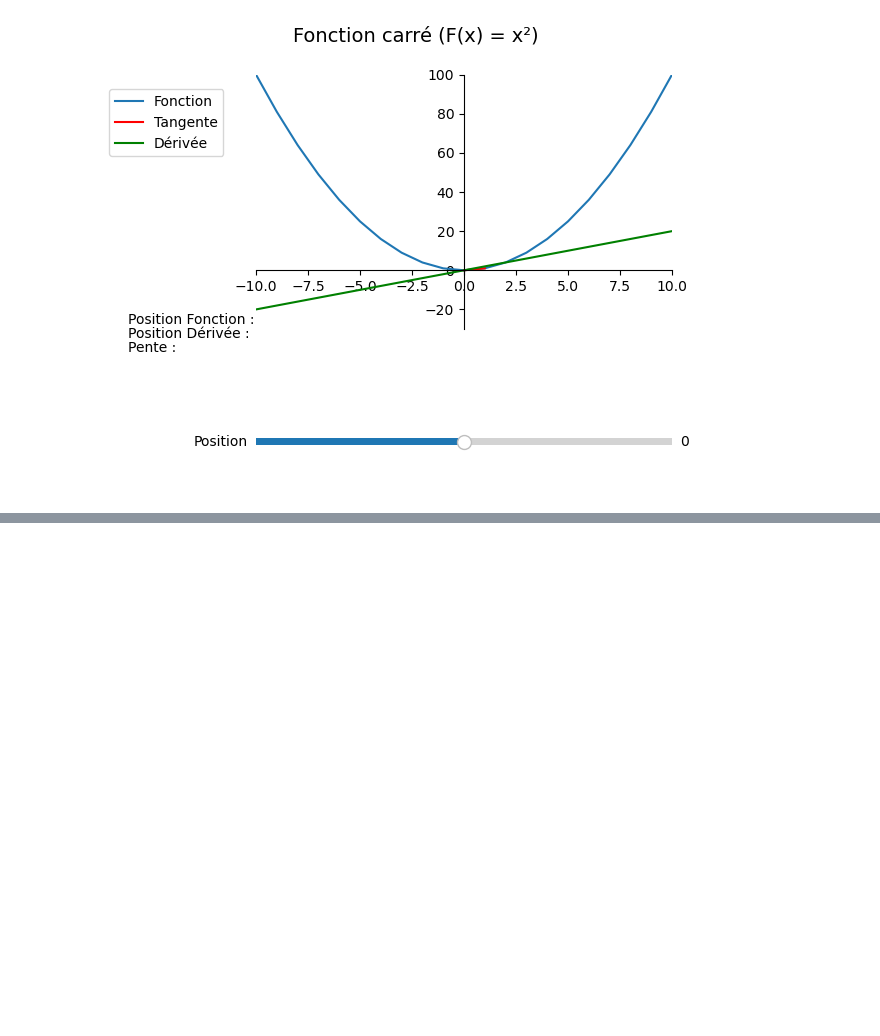
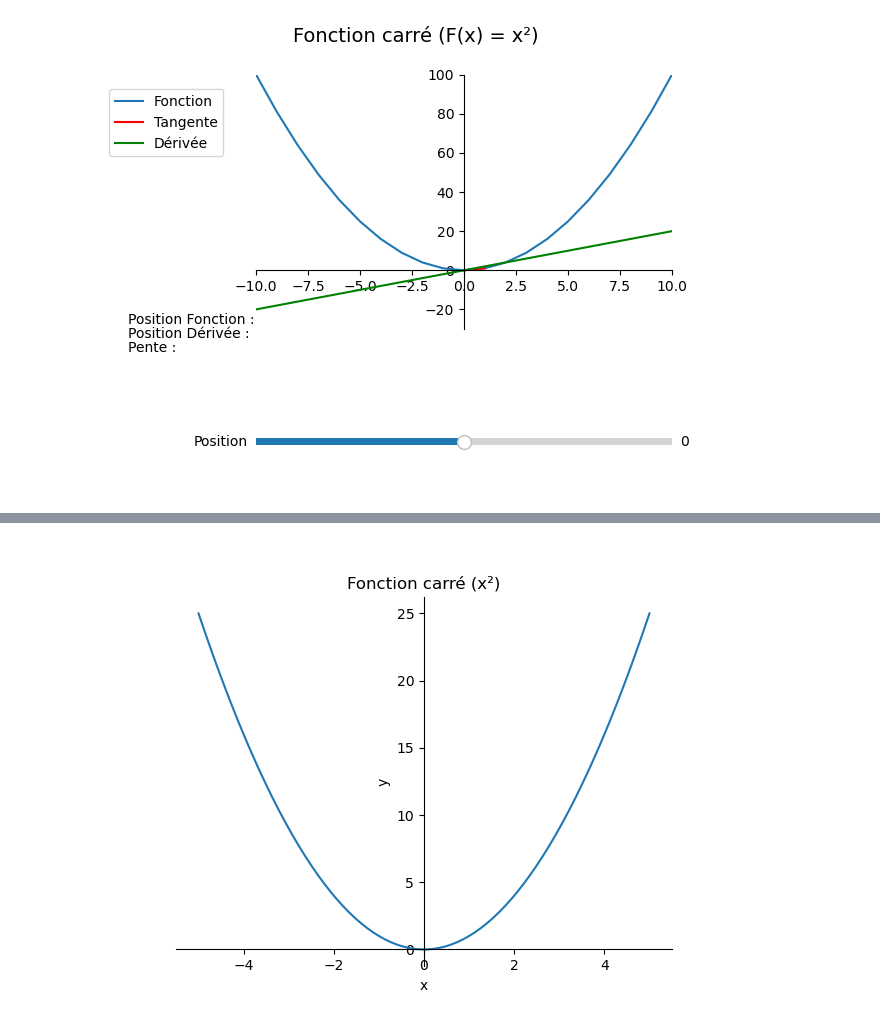
Before and after one commit to adann0/maths, a Jupyter notebook: 5. Analyse et systèmes dynamiques/A. Approche élémentaire des fonctions/03. Tangente.ipynb, the cells around one changed output, grey strips where cells are left out. Saved outputs shown, nothing was run; the diff lists cells and outputs as text; code cells hidden in the pictures; blank space fills up the shorter version.

```diff
--- a/5. Analyse et systèmes dynamiques/A. Approche élémentaire des fonctions/03. Tangente.ipynb
+++ b/5. Analyse et systèmes dynamiques/A. Approche élémentaire des fonctions/03. Tangente.ipynb
@@ -150,0 +275,45 @@ Pour plus d'informations : https://fr.wikipedia.org/wiki/Tangente_(g%C3%A9om%C3%
+# %%
+import matplotlib.pyplot as plt
+import numpy as np
+
+# Définition de la fonction
+def lin(x):
+    return x**2
+
+# Génération des valeurs pour x et y
+x = np.linspace(-5, 5, 100)
+y = lin(x)
+
+# Création du graphique
+fig, ax = plt.subplots()
+
+# Tracer la courbe
+ax.plot(x, y)
+
+# Centrer l'axe des ordonnées et des abscisses sur la courbe
+ax.spines['left'].set_position('zero')
+ax.spines['right'].set_color('none')
+ax.yaxis.tick_left()
+
+ax.spines['bottom'].set_position('zero')
+ax.spines['top'].set_color('none')
+ax.xaxis.tick_bottom()
+
+# Afficher les points (a, f(a)) et (b, f(b)) pour a < b
+a = -2
+b = 2
+fa = lin(a)
+fb = lin(b)
+
+
+# Ajout des labels et titre
+ax.set_xlabel('x')
+ax.set_ylabel('y')
+ax.set_title('Fonction carré (x²)')
+
+# Tracer les lignes pointillées
+
+# Affichage du graphique
+plt.show()
+# %% [output]
+[figure, added]
```
Also changed, not shown: parts of 9 cells of this notebook, 14 other files.
